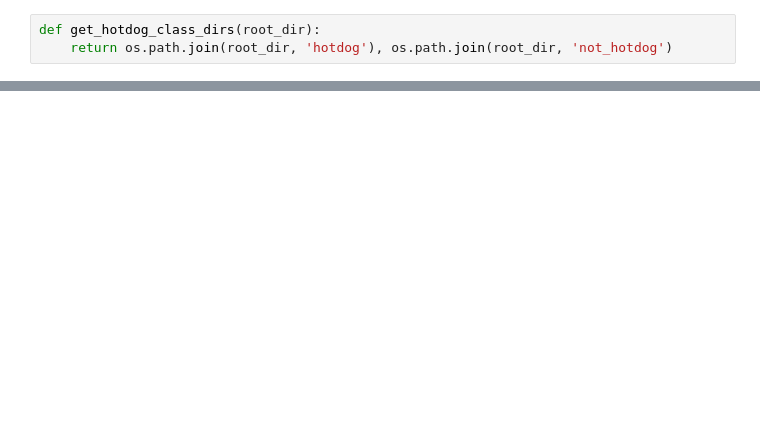
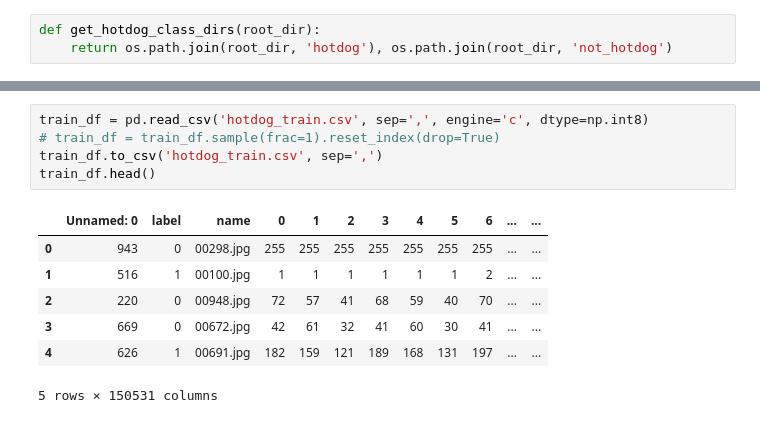
Before and after one commit to andrey-golubev/python-sandbox, a Jupyter notebook: deep_learning/hotdog_classification.ipynb, the cells around one changed output, grey strips where cells are left out. Cells and saved outputs as stored; diff of their text form; blank space fills up the shorter version.

```diff
--- a/deep_learning/hotdog_classification.ipynb
+++ b/deep_learning/hotdog_classification.ipynb
@@ -205,0 +94,13 @@ train_hotdogs_pd.head()
+# %%
+train_df = pd.read_csv('hotdog_train.csv', sep=',', engine='c', dtype=np.int8)
+# train_df = train_df.sample(frac=1).reset_index(drop=True)
+train_df.to_csv('hotdog_train.csv', sep=',')
+train_df.head()
+# %% [output]
+|  | Unnamed: 0 | label | name | 0 | 1 | 2 | 3 | 4 | 5 | 6 | ... | ... |
+| 0 | 943 | 0 | 00298.jpg | 255 | 255 | 255 | 255 | 255 | 255 | 255 | ... | ... |
+| 1 | 516 | 1 | 00100.jpg | 1 | 1 | 1 | 1 | 1 | 1 | 2 | ... | ... |
+| 2 | 220 | 0 | 00948.jpg | 72 | 57 | 41 | 68 | 59 | 40 | 70 | ... | ... |
+| 3 | 669 | 0 | 00672.jpg | 42 | 61 | 32 | 41 | 60 | 30 | 41 | ... | ... |
+| 4 | 626 | 1 | 00691.jpg | 182 | 159 | 121 | 189 | 168 | 131 | 197 | ... | ... |
+5 rows × 150531 columns
```
Also changed, not shown: parts of 32 cells of this notebook, 3 other files.
